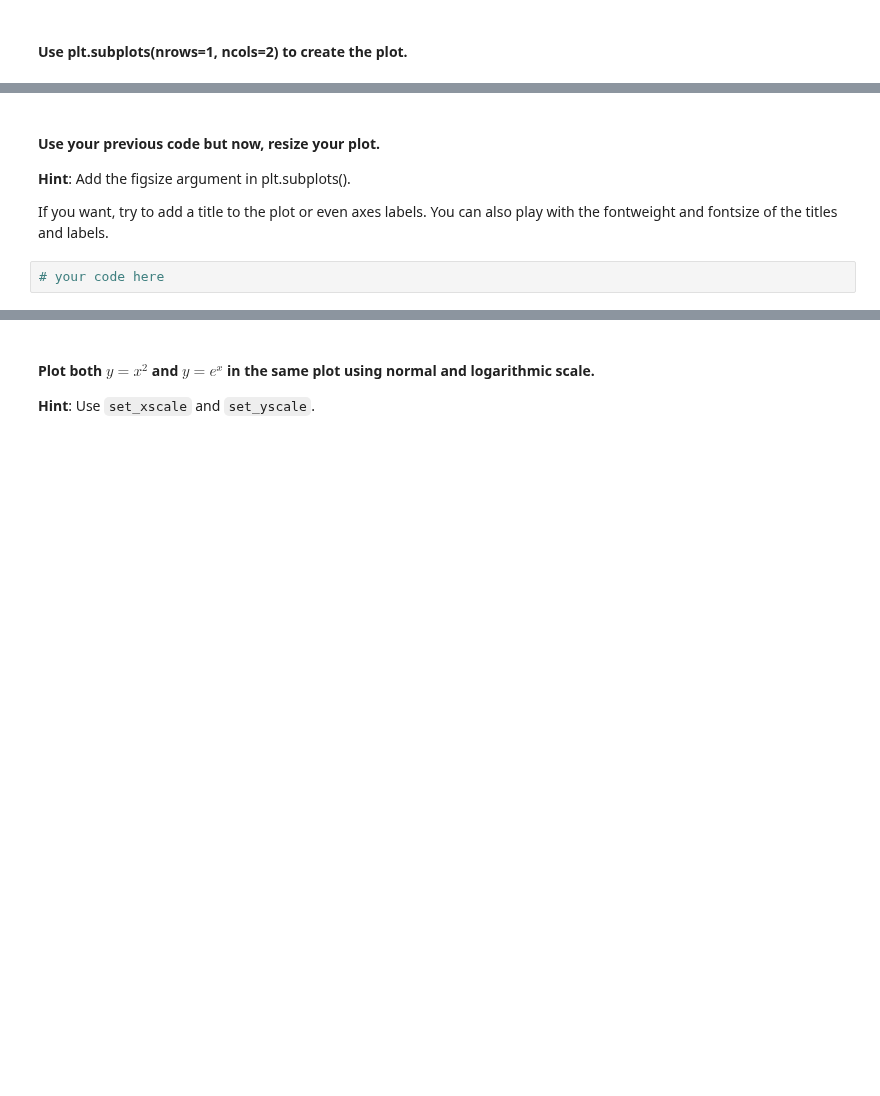
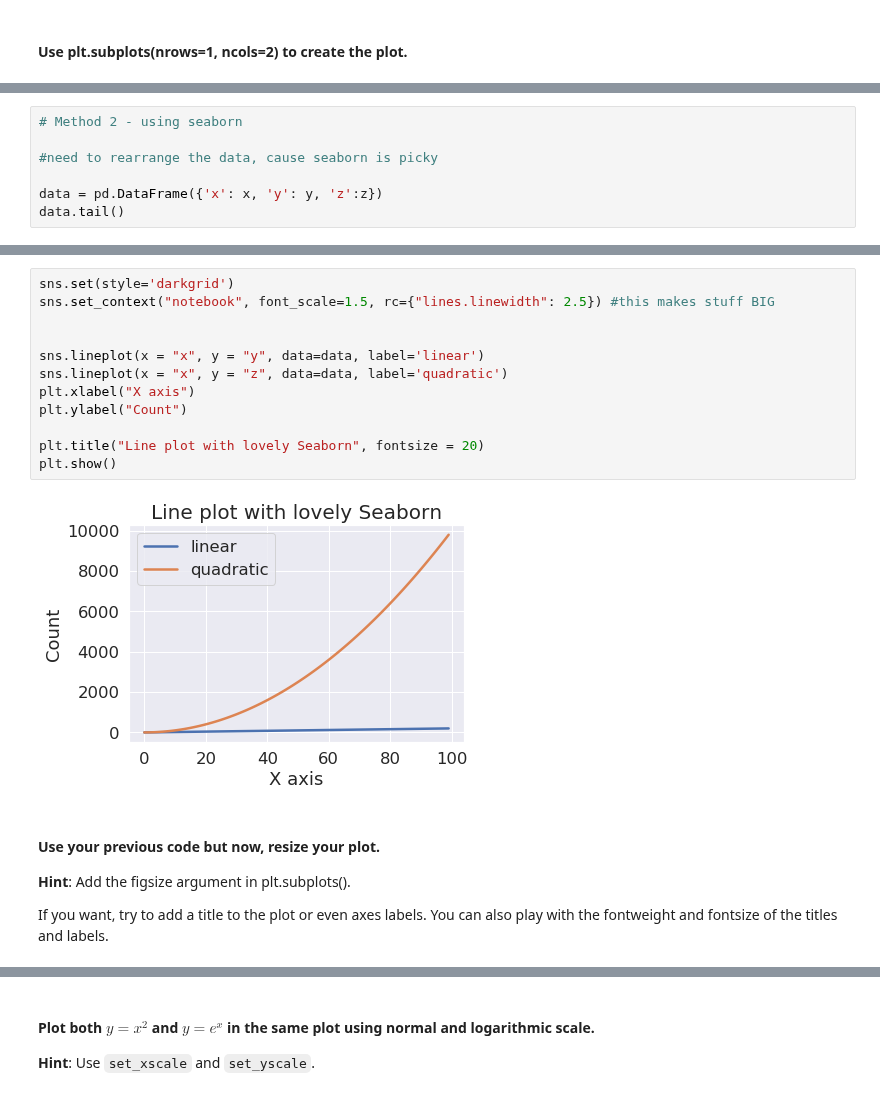
Before and after one commit to ta-data-lis/lab-matplotlib-seaborn, a Jupyter notebook: your-code/main.ipynb, the cells around one changed output, grey strips where cells are left out. Saved outputs shown, nothing was run; the diff lists cells and outputs as text; blank space fills up the shorter version.

```diff
--- a/your-code/main.ipynb
+++ b/your-code/main.ipynb
@@ -30,0 +45,7 @@ Also, play around with the linewidth and style. Use the ones you're most happy w
+# %%
+# Method 2 - using seaborn
+
+#need to rearrange the data, cause seaborn is picky
+
+data = pd.DataFrame({'x': x, 'y': y, 'z':z})
+data.tail()
@@ -31,7 +59,19 @@ Also, play around with the linewidth and style. Use the ones you're most happy w
+# %%
+sns.set(style='darkgrid')
+sns.set_context("notebook", font_scale=1.5, rc={"lines.linewidth": 2.5}) #this makes stuff BIG
+
+
+sns.lineplot(x = "x", y = "y", data=data, label='linear')
+sns.lineplot(x = "x", y = "z", data=data, label='quadratic')
+plt.xlabel("X axis")
+plt.ylabel("Count")
+
+plt.title("Line plot with lovely Seaborn", fontsize = 20)
+plt.show()
+# %% [output]
+[figure, added]
 # %% [markdown]
 #### Use your previous code but now, resize your plot.
 **Hint**: Add the figsize argument in plt.subplots().
 
 If you want, try to add a title to the plot or even axes labels. You can also play with the fontweight and fontsize of the titles and labels.
-# %%
-# your code here
```
Also changed, not shown: parts of 51 cells of this notebook, 1 other file.
